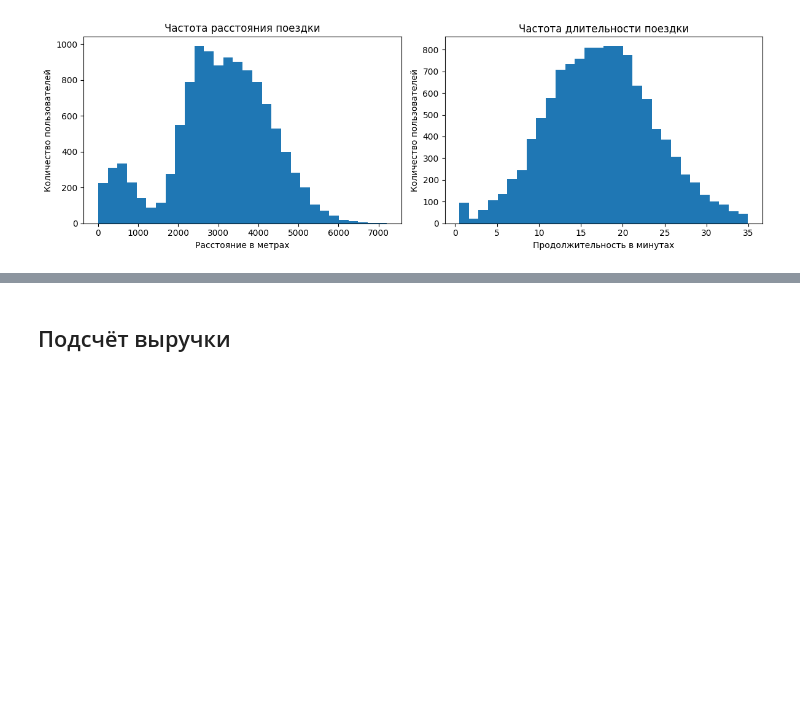
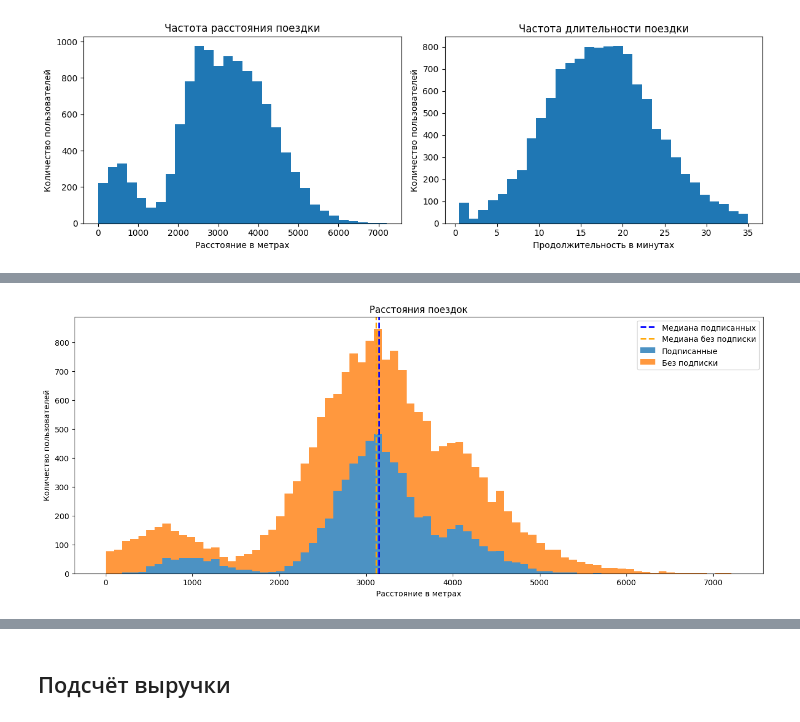
Before and after one commit to EvanderLatine/DS_Practicum, a Jupyter notebook: Scooters_Lease/Revenue_Optimization.ipynb, the cells around one changed output, grey strips where cells are left out. Saved outputs shown, nothing was run; the diff lists cells and outputs as text; code cells hidden in the pictures; blank space fills up the shorter version.

```diff
--- a/Scooters_Lease/Revenue_Optimization.ipynb
+++ b/Scooters_Lease/Revenue_Optimization.ipynb
@@ -345,0 +511,13 @@ rides_frequencies(unsubscribed)
+# %%
+fig, ax1 = plt.subplots(1, 1, figsize=(16, 6))
+ax1.hist([subscribed["distance"], unsubscribed["distance"]], bins = "auto", label=['Подписанные', 'Без подписки'], stacked = True, alpha = 0.8)
+ax1.set_title('Расстояния поездок')
+ax1.set_xlabel("Расстояние в метрах")
+ax1.set_ylabel("Количество пользователей")
+ax1.axvline(x=subscribed["distance"].median(), c="blue", label = "Медиана подписанных", ls = '--', lw = 2)
+ax1.axvline(x=unsubscribed["distance"].median(), c="orange", label = "Медиана без подписки", ls = '--', lw = 2)
+ax1.legend(loc='upper right')
+
+plt.show()
+# %% [output]
+[figure, added]
```
Also changed, not shown: parts of 87 cells of this notebook.
